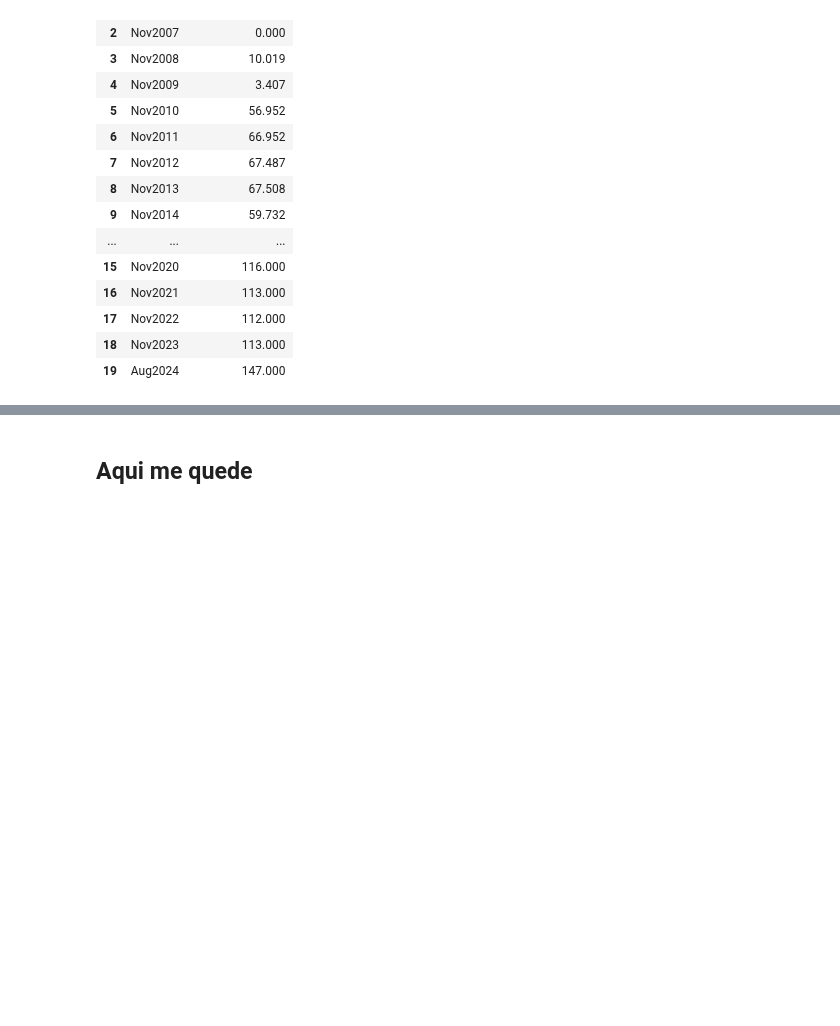
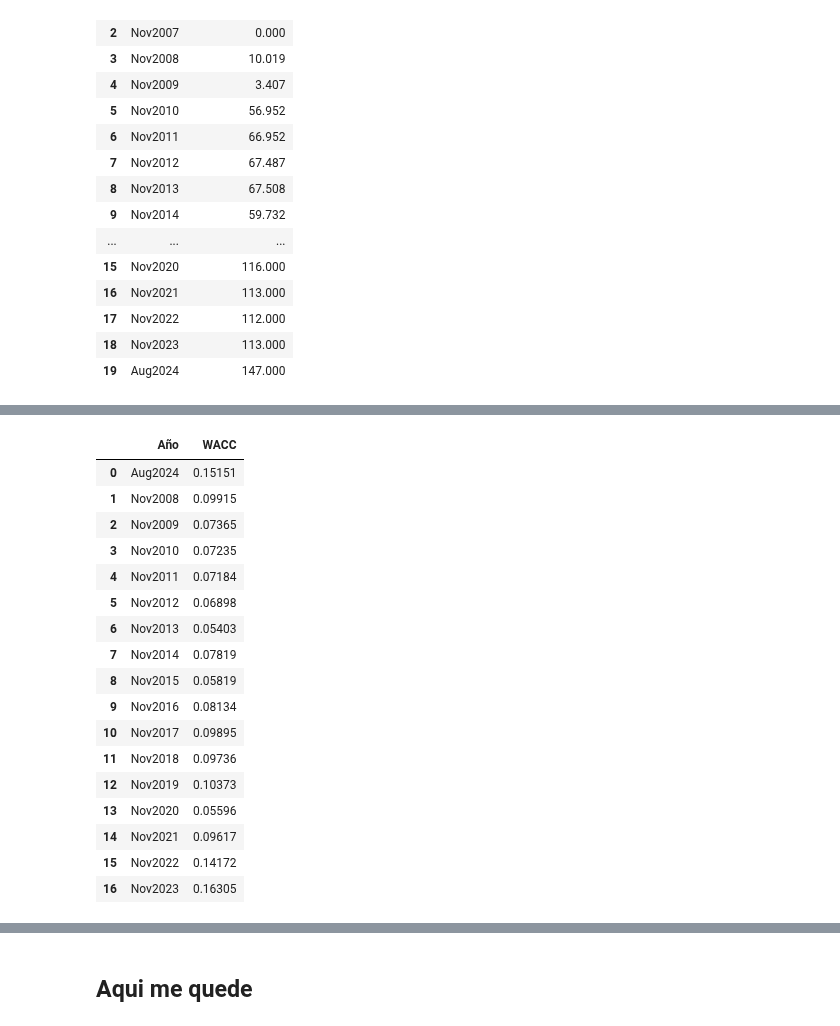
Before and after one commit to Marco23rubio/Stocks, a Jupyter notebook: Valuaciones_4_USA.ipynb, the cells around one changed output, grey strips where cells are left out. Drawn from its saved outputs; the diff is of its cells as text; code cells hidden in the pictures; blank space fills up the shorter version.

```diff
--- a/Valuaciones_4_USA.ipynb
+++ b/Valuaciones_4_USA.ipynb
@@ -1777,0 +1831,17 @@ df_interest_expense
+# %%
+# df_tax.index = df_tax.index.astype(int)
+
+# # Mover el índice a una columna 'Año'
+# df_tax["Año"] = df_tax.index
+
+# # Reiniciar índice y ordenar
+# df_tax = df_tax.reset_index(drop=True).sort_values("Año")
+
+# df_tax["Tax_Rate"] = pd.to_numeric(df_tax["Tax_Rate"], errors="coerce") / 100
+
+tax_rate = df_anual_filtrado[df_anual_filtrado['Fiscal Period'] == 'Tax Rate %'].iloc[0, 1:]/100
+
+df_tax = pd.DataFrame({
+    'Año': tax_rate.index,
+    'Tax_Rate': pd.to_numeric(tax_rate.values, errors='coerce')
+})
@@ -1777,0 +1868,63 @@ df_interest_expense
+# %%
+# # Asegurar que todos los DataFrames estén alineados por Año y ordenados
+# df_equity = df_equity.sort_values("Año").reset_index(drop=True)
+# df_deuda_total = df_deuda_total.sort_values("Año").reset_index(drop=True)
+# df_r = df_r.sort_values("Año").reset_index(drop=True)
+# df_cost_of_debt = df_cost_of_debt.sort_values("Año").reset_index(drop=True)
+# df_tax = df_tax.sort_values("Año").reset_index(drop=True)
+
+# # Extraer columnas necesarias
+# E = df_equity["E"]
+# D = df_deuda_total["Deuda_Total"]
+# cost_of_equity = df_r["Cost_of_Equity"]
+# rd = df_cost_of_debt["Cost_of_Debt"]
+# tax_rate = df_tax["Tax_Rate"]
+
+# # Calcular WACC
+# wacc = (E / (E + D)) * cost_of_equity + (D / (E + D)) * rd * (1 - tax_rate)
+
+# df_wacc = pd.DataFrame({
+#     "Año": df_equity["Año"],
+#     "WACC": wacc.round(5)
+# })
+
+# df_wacc = df_wacc.dropna().reset_index(drop=True)
+# df_wacc
+
+df_wacc = (
+    df_equity[["Año", "E"]]
+    .merge(df_deuda_total[["Año", "Deuda_Total"]], on="Año", how="inner")
+    .merge(df_r[["Año", "Cost_of_Equity"]],        on="Año", how="inner")
+    .merge(df_cost_of_debt[["Año", "Cost_of_Debt"]],on="Año", how="inner")
+    .merge(df_tax[["Año", "Tax_Rate"]],             on="Año", how="inner")
+)
+
+E   = df_wacc["E"]
+D   = df_wacc["Deuda_Total"]
+re  = df_wacc["Cost_of_Equity"]
+rd  = df_wacc["Cost_of_Debt"]
+tax = df_wacc["Tax_Rate"]
+
+df_wacc["WACC"] = ((E / (E + D)) * re + (D / (E + D)) * rd * (1 - tax)).round(5)
+
+df_wacc = df_wacc[["Año", "WACC"]].dropna().reset_index(drop=True)
+df_wacc
+# %% [output]
+|  | Año | WACC |
+| 0 | Aug2024 | 0.15151 |
+| 1 | Nov2008 | 0.09915 |
+| 2 | Nov2009 | 0.07365 |
+| 3 | Nov2010 | 0.07235 |
+| 4 | Nov2011 | 0.07184 |
+| 5 | Nov2012 | 0.06898 |
+| 6 | Nov2013 | 0.05403 |
+| 7 | Nov2014 | 0.07819 |
+| 8 | Nov2015 | 0.05819 |
+| 9 | Nov2016 | 0.08134 |
+| 10 | Nov2017 | 0.09895 |
+| 11 | Nov2018 | 0.09736 |
+| 12 | Nov2019 | 0.10373 |
+| 13 | Nov2020 | 0.05596 |
+| 14 | Nov2021 | 0.09617 |
+| 15 | Nov2022 | 0.14172 |
+| 16 | Nov2023 | 0.16305 |
```
Also changed, not shown: parts of 10 cells of this notebook.
